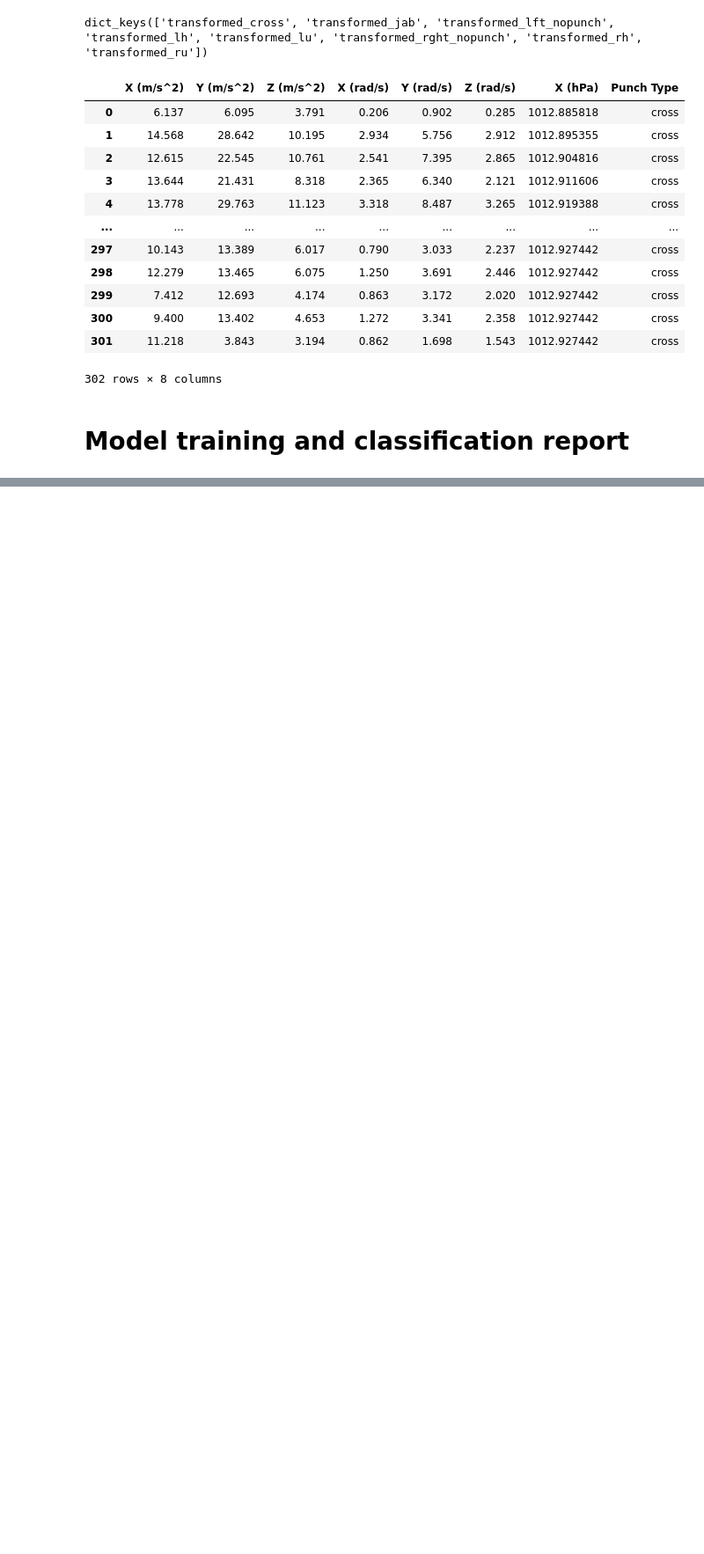
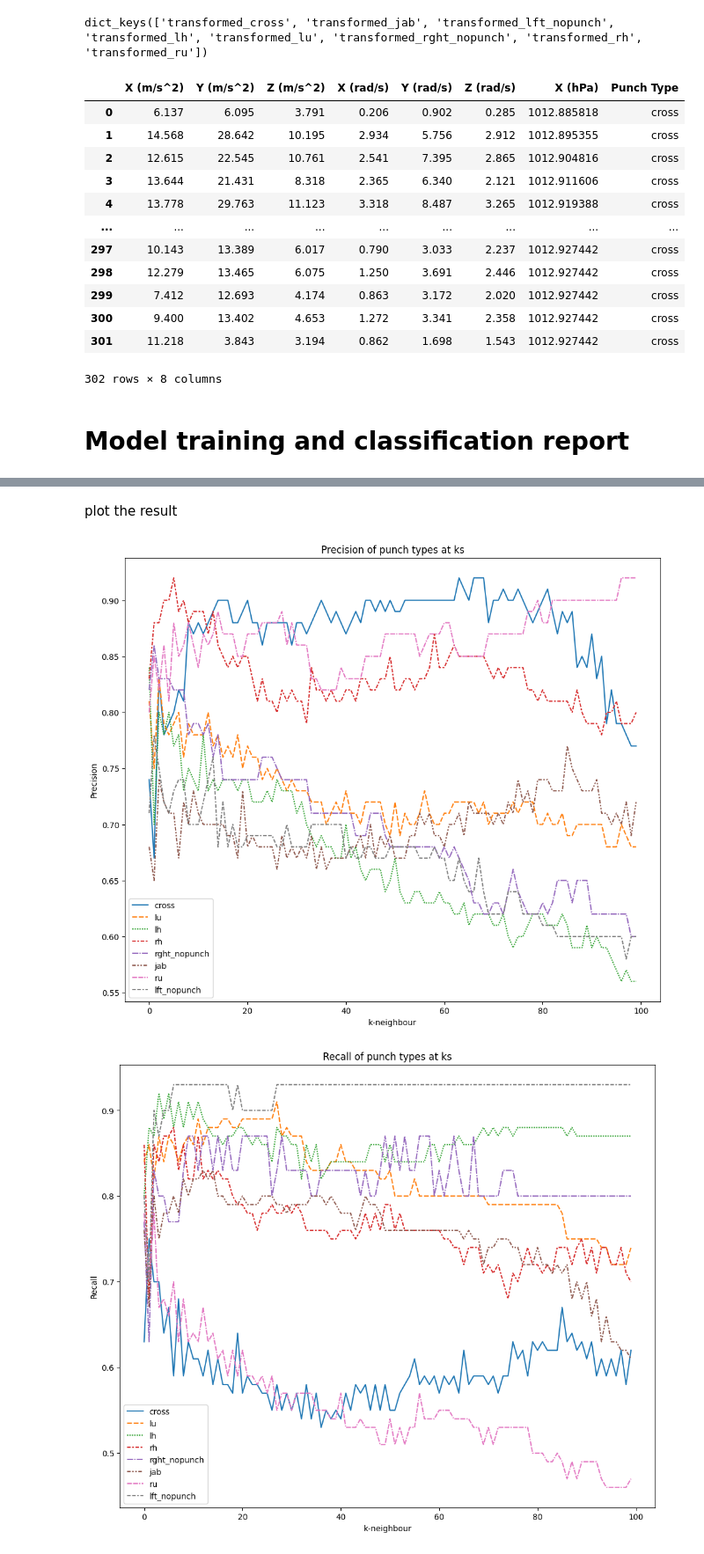
Before and after one commit to BruceLeo99/MLQS-VU-Project-Tyson, a Jupyter notebook: KNN.ipynb, the cells around one changed output, grey strips where cells are left out. Shown at 88% size. Cells and saved outputs as stored; diff of their text form; code cells hidden in the pictures; blank space fills up the shorter version.

Commit message:
KNN model complete, plots added

```diff
--- a/KNN.ipynb
+++ b/KNN.ipynb
@@ -77,8 +80,15 @@ def shuffle_data(feature, label):
     shuffled_feature, shuffled_label = df_shuffled.iloc[:,:-1], df_shuffled.iloc[:,-1]
     return shuffled_feature, shuffled_label
 
+# Train test data that have been shuffled and preprocessed.
 x_train_shuffled, y_train_shuffled = shuffle_data(x_train_whole, y_train_whole)
 x_test_shuffled, y_test_shuffled = shuffle_data(x_test_whole, y_test_whole)
+
+# Standardize the data
+scaler = StandardScaler()
+
+x_train_shuffled = scaler.fit_transform(x_train_shuffled)
+x_test_shuffled = scaler.transform(x_test_shuffled)
 # %% [markdown]
 # Model training and classification report
 # %%
@@ -148,0 +272,43 @@ weighted avg       0.13      0.11      0.12       516
+# %% [markdown]
+plot the result
+# %%
+def plot_metrics_at_ks(metrics, data, savefig=False):
+
+    if metrics == 'Accuracy':
+        accuracy_x = list(range(1,101))
+        plt.plot(accuracy_x, data)
+
+        plt.xlabel("k-neighbor")
+        plt.ylabel("accuracy")
+        plt.title("Overall accuracy at ks")
+
+        if savefig:
+            plt.savefig("Figures/Curve_accuracy_at_ks.png")
+
+        plt.show()
+
+    else:
+        plt.figure(figsize=(12,10))
+
+        sns.lineplot(data)
+
+        plt.xlabel("k-neighbour")
+        plt.ylabel(f'{metrics}')
+        plt.title(f"{metrics} of punch types at ks")
+
+        if savefig:
+            plt.savefig(f"Figures/Curve_{metrics}_at_ks.png")
+
+        plt.show()
+# %%
+dict_precision_at_ks = pd.DataFrame(dict_precision_at_ks)
+dict_recall_at_ks = pd.DataFrame(dict_recall_at_ks)
+dict_f1_at_ks = pd.DataFrame(dict_f1_at_ks)
+
+plot_metrics_at_ks("Precision", dict_precision_at_ks, savefig=True)
+plot_metrics_at_ks("Recall", dict_recall_at_ks, savefig=True)
+plot_metrics_at_ks("F1-score", dict_f1_at_ks, savefig=True)
+plot_metrics_at_ks("Accuracy", accuracy_at_ks, savefig=True)
+# %% [output]
+[figure, added]
+[figure, added]
```
Also changed, not shown: parts of 11 cells of this notebook, 4 other files.
